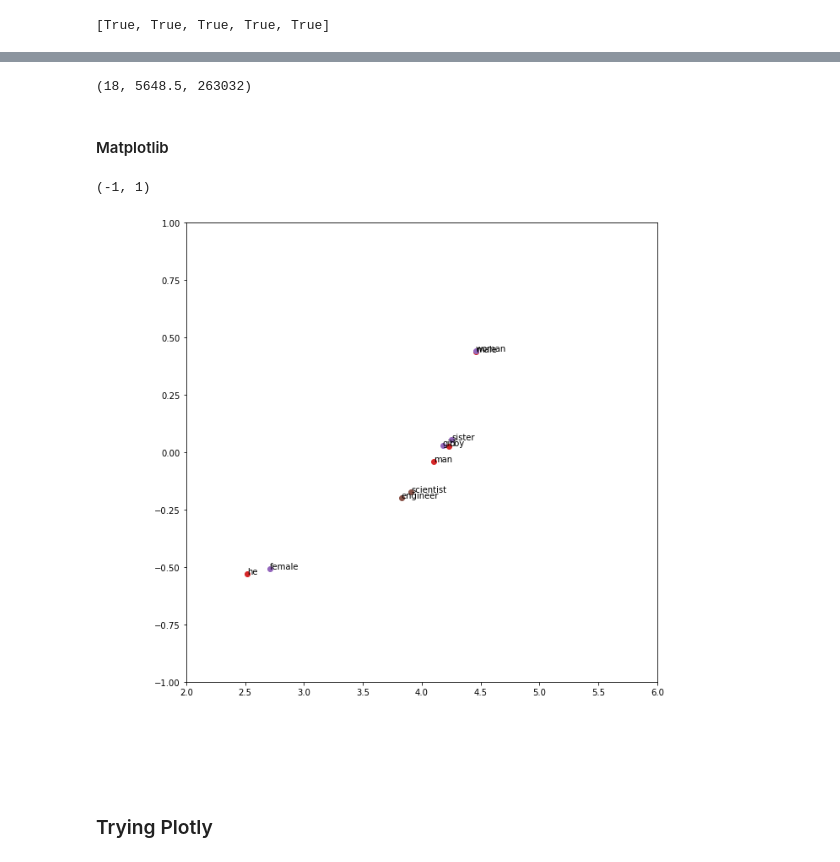
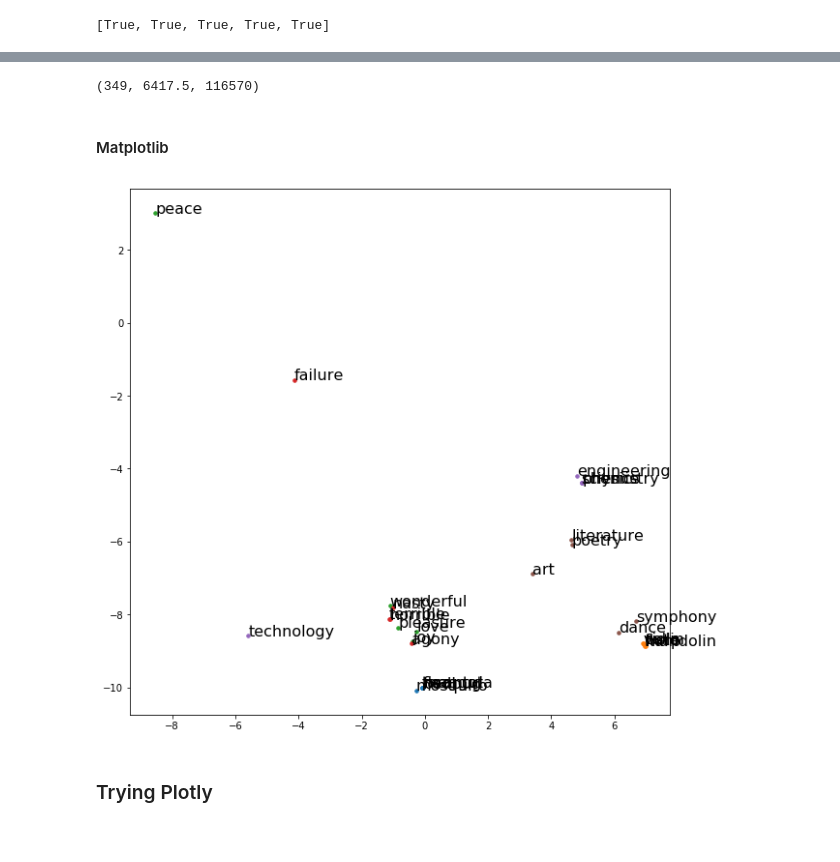
Before and after one commit to fastai/randomized-SVD, a Jupyter notebook: Randomized SVD.ipynb, the cells around one changed output, grey strips where cells are left out. Cells and saved outputs as stored; diff of their text form; code cells hidden in the pictures.

```diff
--- a/Randomized SVD.ipynb
+++ b/Randomized SVD.ipynb
@@ -467,7 +467,7 @@ You will need to update the path below to be accurate for where you are storing
 # %%
 path = "../word-embeddings-workshop/"
 # %%
-vecs = np.load(path + "glove_vectors_50d.npy")
+vecs = np.load(path + "glove_vectors_100d.npy")
 # %%
 with open(path + "words.txt") as f:
     content = f.readlines()
@@ -595,22 +595,24 @@ from sklearn import manifold
 # %% [output]
 [True, True, True, True, True]
 # %%
-my_words = ["maggot", "flea", "tarantula", "bedbug", "mosquito",
-            "violin", "cello", "flute", "harp", "mandolin",
-            "joy", "love", "peace", "pleasure", "wonderful",
-            "agony", "terrible", "horrible", "nasty", "failure",
+my_words = [
+#             "maggot", "flea", "tarantula", "bedbug", "mosquito",
+#             "violin", "cello", "flute", "harp", "mandolin",
+#             "joy", "love", "peace", "pleasure", "wonderful",
+#             "agony", "terrible", "horrible", "nasty", "failure",
 #             "matthew", "todd", "meredith", "emily", "anne",
 #             "rasheed", "darnell", "latisha", "latoya", "ebony",
-#             "male", "man", "boy", "brother", "he",
-#             "female", "woman", "girl", "sister", "she",
+            "male", "man", "boy", "brother", "he",
+            "female", "woman", "girl", "sister", "she",
             "physics", "chemistry", "science", "technology", "engineering",
             "poetry", "art", "literature", "dance", "symphony",
            ]
 # %%
-categories = ["bugs", "music",
-              "pleasant", "unpleasant",
-              #"European American", "African American",
-              #"male", "female",
+categories = [
+#               "bugs", "music",
+#               "pleasant", "unpleasant",
+#               "European American", "African American",
+              "male", "female",
               "science", "arts"]
 
 num_cats = len(categories)
@@ -623,7 +625,7 @@ vecs[X].shape
 # %%
 min(X), np.median(X), max(X)
 # %% [output]
-(18, 5648.5, 263032)
+(349, 6417.5, 116570)
 # %%
 # subset = np.concatenate((vecs[X], vecs[::100,:]), axis=0)
 subset = np.concatenate((vecs[X], vecs[:6000,:]), axis=0)
@@ -635,18 +640,17 @@ Y = tsne.fit_transform(subset)
 # %%
 fig, ax = plt.subplots(figsize=(10,10))
+k = len(my_words)
 
 for i in range(num_cats):
-    ax.scatter(Y[i*5:(i+1)*5, 0], Y[i*5:(i+1)*5, 1], c="C" + str(i))
+    ax.scatter(Y[i*5:(i+1)*5, 0], Y[i*5:(i+1)*5, 1], c="C" + str(i), s=12)
 
-# ax.scatter(Y[:27, 0], Y[:27, 1], cmap=plt.cm.Spectral)
 for i, txt in enumerate(my_words):
-    ax.annotate(txt, (Y[i,0],Y[i,1]))
+    ax.annotate(txt, (Y[i,0],Y[i,1]), fontsize=16)
 
-plt.xlim((2,6))
-plt.ylim((-1,1))
+# plt.xlim((2,6))
+# plt.ylim((-1,1))
 # %% [output]
-(-1, 1)
-[figure, old version]
+[figure, new version]
 # %% [markdown]
 ### Trying Plotly
 # %% [markdown]
```
Also changed, not shown: parts of 28 cells of this notebook, 1 other file.
